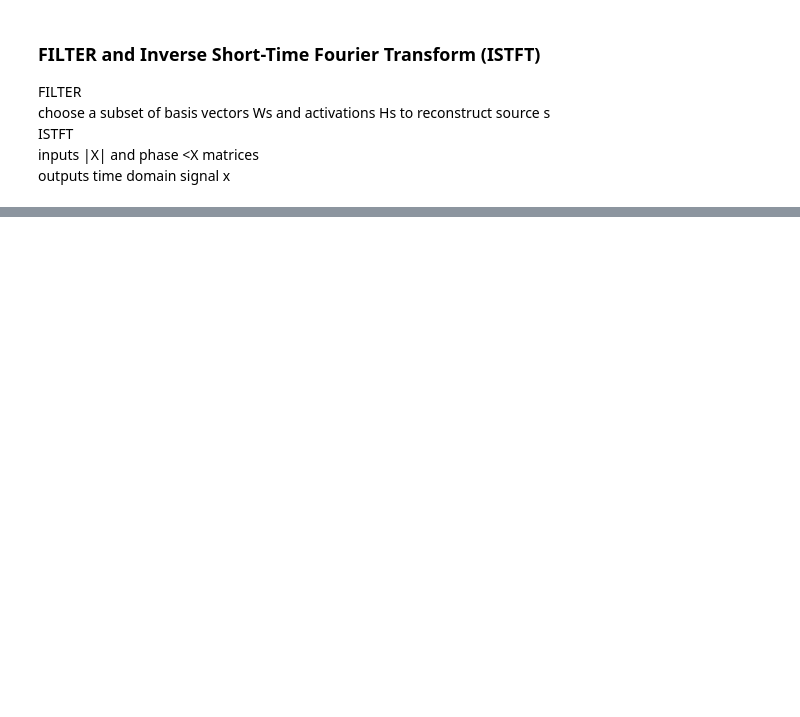
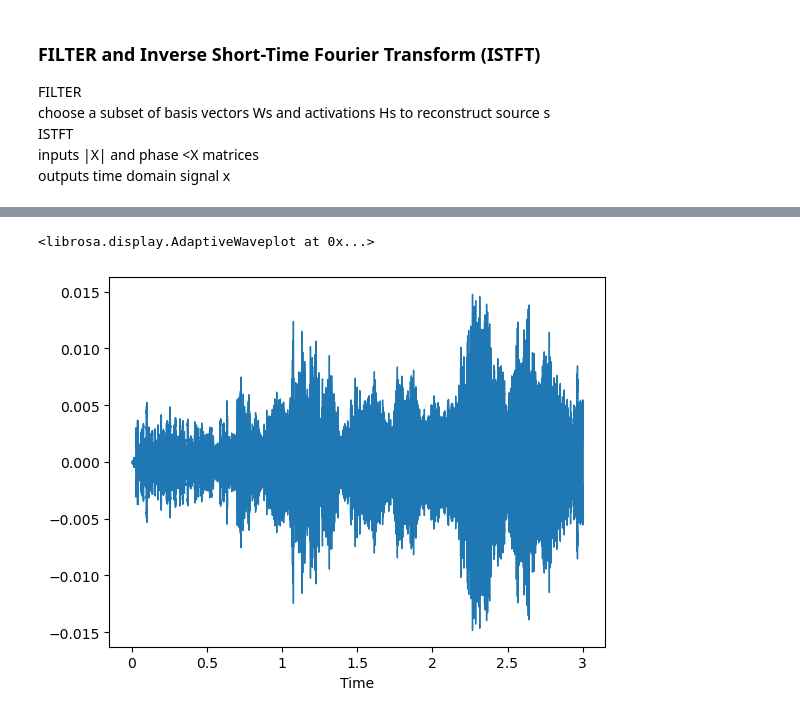
Before and after one commit to jonibarci/SPAI, a Jupyter notebook: NMF_tutorial.ipynb, the cells around one changed output, grey strips where cells are left out. Cells and saved outputs as stored; diff of their text form; code cells hidden in the pictures; blank space fills up the shorter version.

```diff
--- a/NMF_tutorial.ipynb
+++ b/NMF_tutorial.ipynb
@@ -163,4 +175,7 @@ Y = np.dot(W, H)*X_phase
 # Transform the STFT into the time domain.
 reconstructed_signal = librosa.istft(Y, length=len(x))
 ipd.Audio(reconstructed_signal, rate=fs)
+#librosa.display.waveshow(reconstructed_signal,sr=fs,)
+#error
+librosa.display.waveshow(x-reconstructed_signal,sr=fs)
 # %% [output]
@@ -167,0 +182,2 @@ ipd.Audio(reconstructed_signal, rate=fs)
+<librosa.display.AdaptiveWaveplot at 0x...>
+[figure, added]
```
Also changed, not shown: parts of 12 cells of this notebook.
